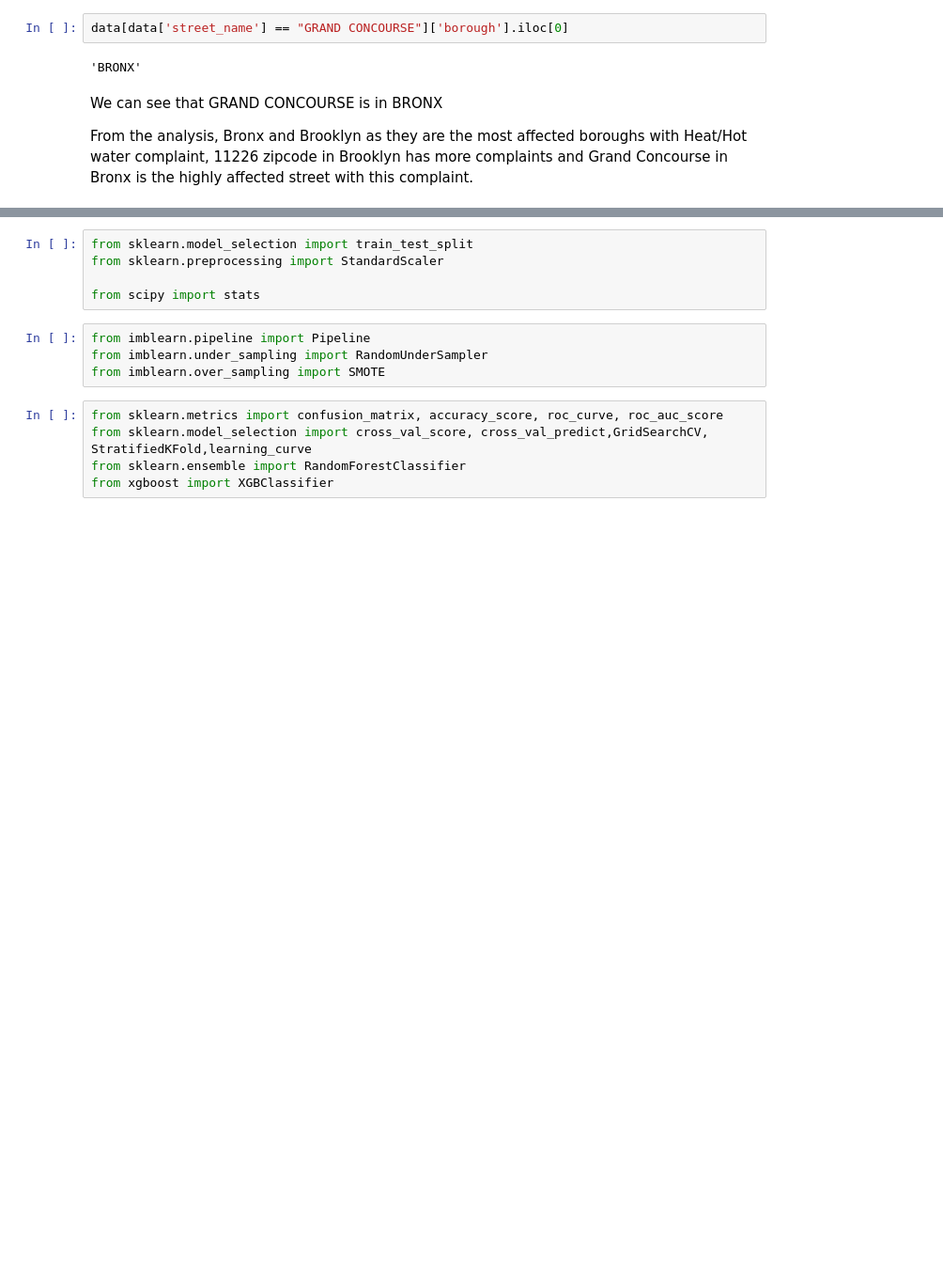
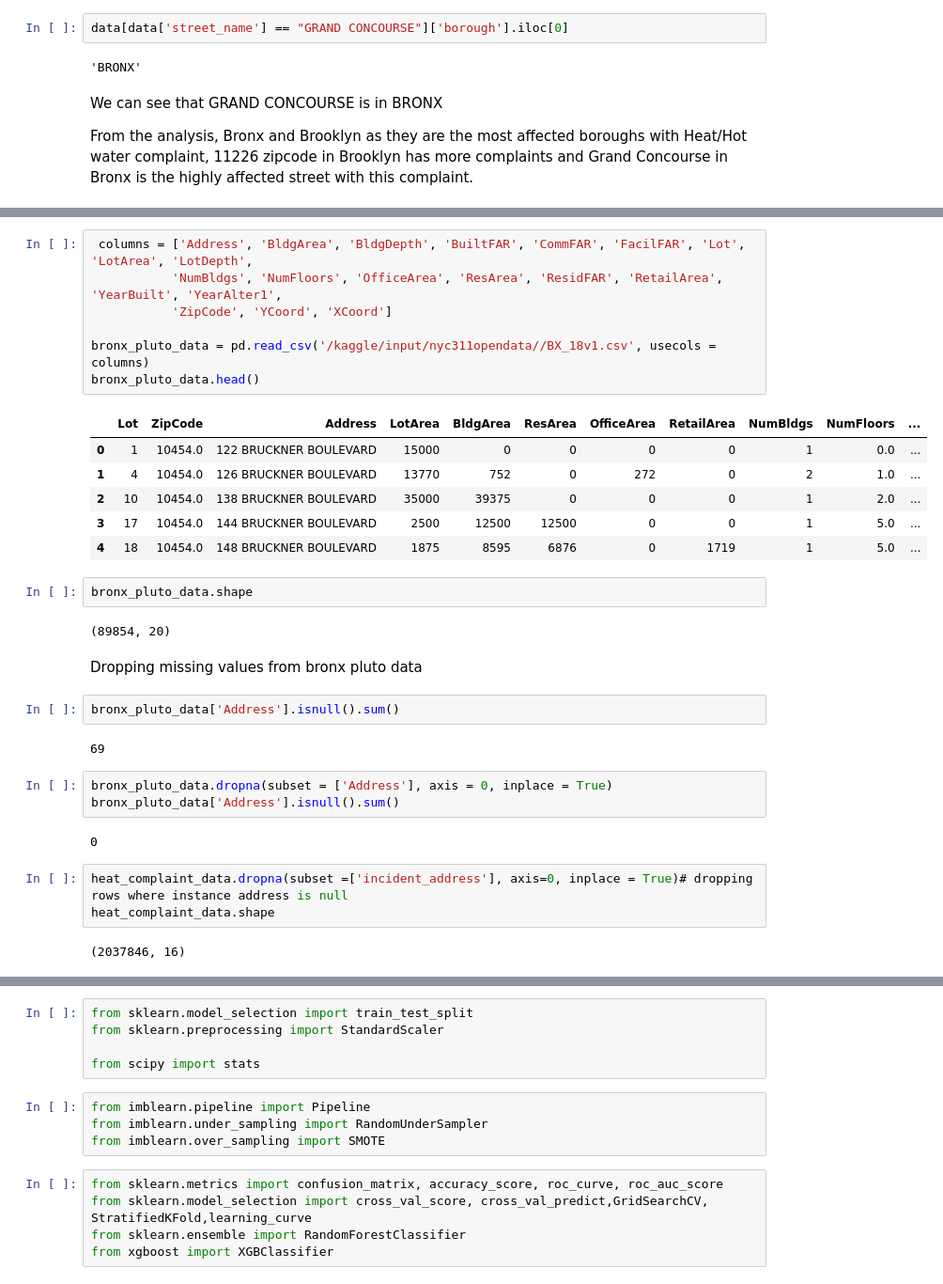
Before and after one commit to ram-polisetti/DataScience, a Jupyter notebook: nyc-311-request-analysis.ipynb, the cells around one changed output, grey strips where cells are left out. Shown: that part at 94% size. Cells and saved outputs as stored; diff of their text form; blank space fills up the shorter version.

```diff
--- a/nyc-311-request-analysis.ipynb
+++ b/nyc-311-request-analysis.ipynb
@@ -469,0 +503,34 @@ From the analysis, Bronx and Brooklyn as they are the most affected boroughs wit
+# %%
+ columns = ['Address', 'BldgArea', 'BldgDepth', 'BuiltFAR', 'CommFAR', 'FacilFAR', 'Lot', 'LotArea', 'LotDepth',
+           'NumBldgs', 'NumFloors', 'OfficeArea', 'ResArea', 'ResidFAR', 'RetailArea', 'YearBuilt', 'YearAlter1',
+           'ZipCode', 'YCoord', 'XCoord']
+
+bronx_pluto_data = pd.read_csv('/kaggle/input/nyc311opendata//BX_18v1.csv', usecols = columns)
+bronx_pluto_data.head()
+# %% [output]
+|  | Lot | ZipCode | Address | LotArea | BldgArea | ResArea | OfficeArea | RetailArea | NumBldgs | NumFloors | ... |
+| 0 | 1 | 10454.0 | 122 BRUCKNER BOULEVARD | 15000 | 0 | 0 | 0 | 0 | 1 | 0.0 | ... |
+| 1 | 4 | 10454.0 | 126 BRUCKNER BOULEVARD | 13770 | 752 | 0 | 272 | 0 | 2 | 1.0 | ... |
+| 2 | 10 | 10454.0 | 138 BRUCKNER BOULEVARD | 35000 | 39375 | 0 | 0 | 0 | 1 | 2.0 | ... |
+| 3 | 17 | 10454.0 | 144 BRUCKNER BOULEVARD | 2500 | 12500 | 12500 | 0 | 0 | 1 | 5.0 | ... |
+| 4 | 18 | 10454.0 | 148 BRUCKNER BOULEVARD | 1875 | 8595 | 6876 | 0 | 1719 | 1 | 5.0 | ... |
+# %%
+bronx_pluto_data.shape
+# %% [output]
+(89854, 20)
+# %% [markdown]
+Dropping missing values from bronx pluto data
+# %%
+bronx_pluto_data['Address'].isnull().sum()
+# %% [output]
+69
+# %%
+bronx_pluto_data.dropna(subset = ['Address'], axis = 0, inplace = True)
+bronx_pluto_data['Address'].isnull().sum()
+# %% [output]
+0
+# %%
+heat_complaint_data.dropna(subset =['incident_address'], axis=0, inplace = True)# dropping rows where instance address is null
+heat_complaint_data.shape
+# %% [output]
+(2037846, 16)
```
Also changed, not shown: parts of 15 cells of this notebook.
